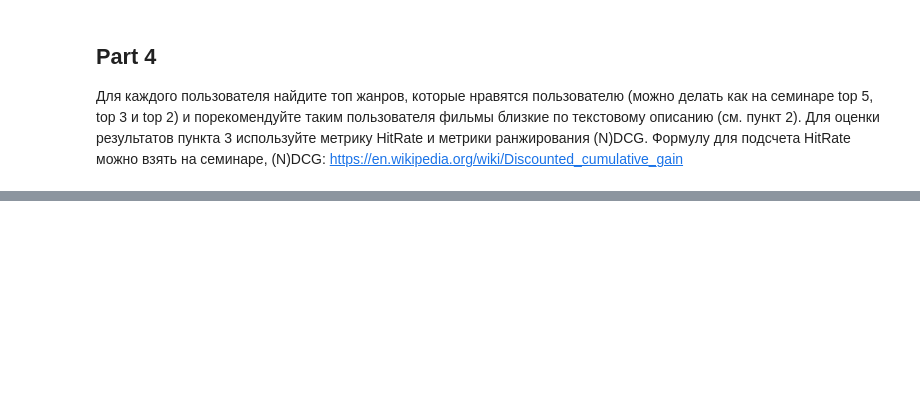
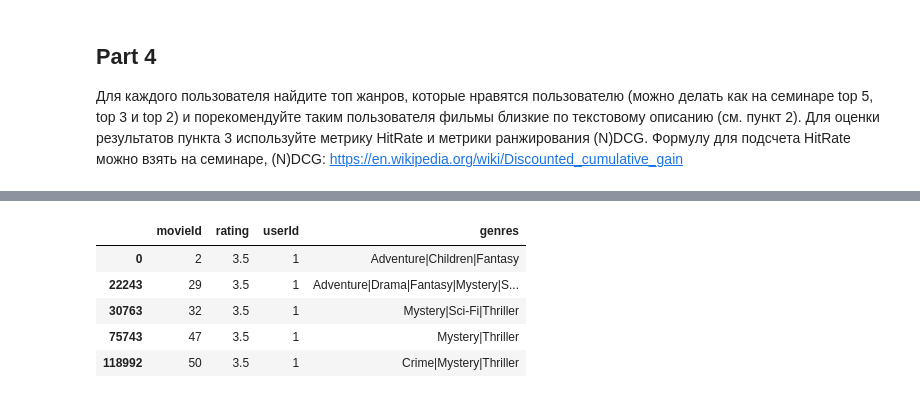
Before and after one commit to glutolik/Ml-mipt, a Jupyter notebook: 2_semester/hw-9/hw9.ipynb, the cells around one changed output, grey strips where cells are left out. Saved outputs shown, nothing was run; the diff lists cells and outputs as text; code cells hidden in the pictures; blank space fills up the shorter version.

```diff
--- a/2_semester/hw-9/hw9.ipynb
+++ b/2_semester/hw-9/hw9.ipynb
@@ -198,0 +316,9 @@ print(data.decode("utf-8"))
+# %%
+df_joined[df_joined["userId"] == 1].head()
+# %% [output]
+|  | movieId | rating | userId | genres |
+| 0 | 2 | 3.5 | 1 | Adventure|Children|Fantasy |
+| 22243 | 29 | 3.5 | 1 | Adventure|Drama|Fantasy|Mystery|S... |
+| 30763 | 32 | 3.5 | 1 | Mystery|Sci-Fi|Thriller |
+| 75743 | 47 | 3.5 | 1 | Mystery|Thriller |
+| 118992 | 50 | 3.5 | 1 | Crime|Mystery|Thriller |
```
Also changed, not shown: parts of 34 cells of this notebook.
